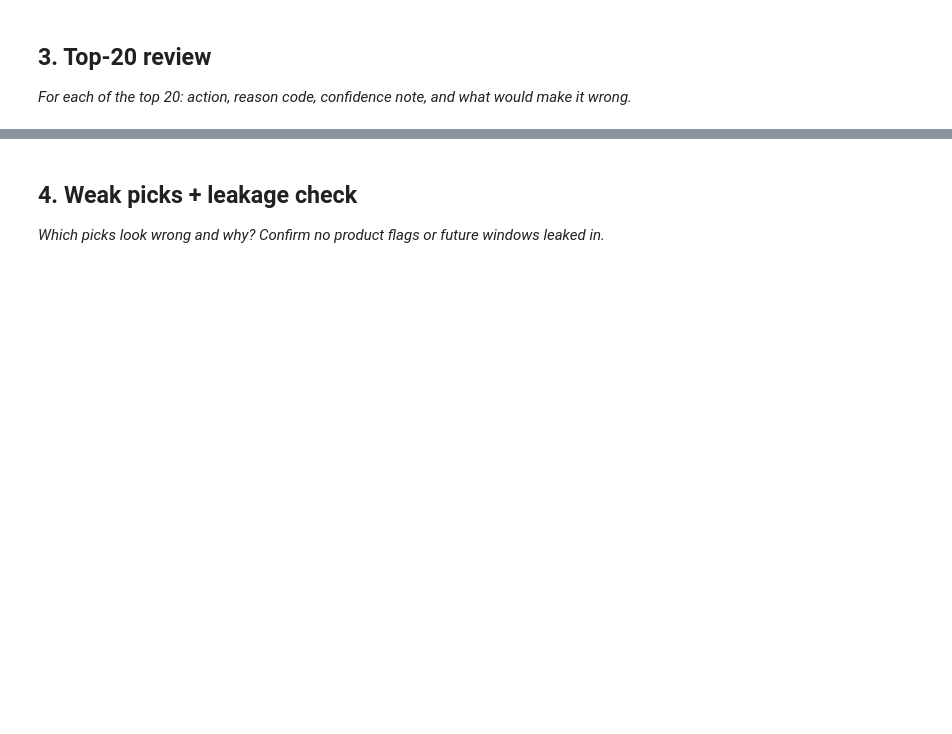
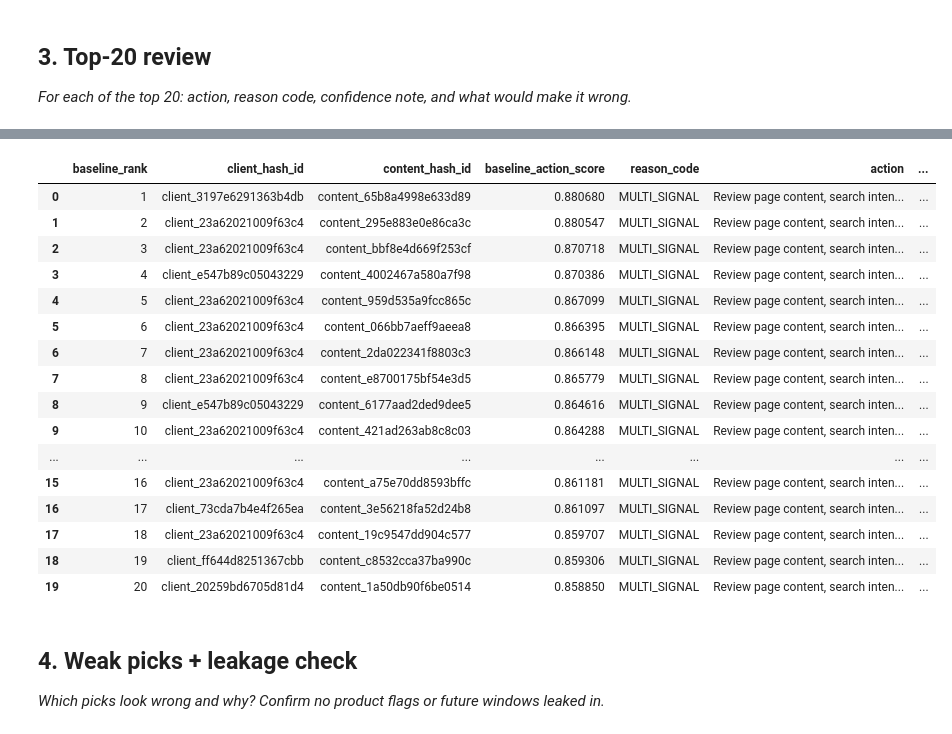
Before and after one commit to tayyba6/ML_Internship, a Jupyter notebook: work/notebooks/w04_baseline_score.ipynb, the cells around one changed output, grey strips where cells are left out. Cells and saved outputs as stored; diff of their text form; code cells hidden in the pictures; blank space fills up the shorter version.

```diff
--- a/work/notebooks/w04_baseline_score.ipynb
+++ b/work/notebooks/w04_baseline_score.ipynb
@@ -146,3 +323,95 @@ Feature frame shape: (176738, 7)
+# %%
+# ML-07 — Section 3: Top-20 review
+
+top20 = ranked.head(20).copy()
+
+def confidence_note(row):
+    signal_count = sum([
+        row["HIGH_EXPOSURE"],
+        row["LOW_CTR_OPPORTUNITY"],
+        row["WEAK_POSITION"]
+    ])
+
+    if signal_count == 3:
+        return "Higher review priority because all three signals agree; still directional, not causal."
+    elif signal_count == 2:
+        return "Moderate review confidence because two signals agree; outcome is not guaranteed."
+    elif signal_count == 1:
+        return "Lower review confidence because one signal mainly drives the priority."
+    else:
+        return "Low confidence; score is driven by relative ranking without a strong reason-code flag."
+
+def what_would_make_it_wrong(row):
+    reasons = []
+
+    if row["HIGH_EXPOSURE"]:
+        reasons.append(
+            "High impressions may come from queries where the page is already appropriate."
+        )
+
+    if row["LOW_CTR_OPPORTUNITY"]:
+        reasons.append(
+            "Low CTR may be explained by SERP features, query intent, or the type of search."
+        )
+
+    if row["WEAK_POSITION"]:
+        reasons.append(
+            "Average position is an aggregate and may hide differences across queries."
+        )
+
+    if not reasons:
+        reasons.append(
+            "The relative score may not reflect a real content opportunity."
+        )
+
+    return " ".join(reasons)
+
+top20["action"] = (
+    "Review page content, search intent, and SERP presentation before making changes."
+)
+
+top20["confidence_note"] = top20.apply(
+    confidence_note,
+    axis=1
+)
+
+top20["what_would_make_it_wrong"] = top20.apply(
+    what_would_make_it_wrong,
+    axis=1
+)
+
+top20_review = top20[
+    [
+        "baseline_rank",
+        "client_hash_id",
+        "content_hash_id",
+        "baseline_action_score",
+        "reason_code",
+        "action",
+        "confidence_note",
+        "what_would_make_it_wrong"
+    ]
+].copy()
+
+display(top20_review)
+# %% [output]
+|  | baseline_rank | client_hash_id | content_hash_id | baseline_action_score | reason_code | action | ... |
+| 0 | 1 | client_3197e6291363b4db | content_65b8a4998e633d89 | 0.880680 | MULTI_SIGNAL | Review page content, search inten... | ... |
+| 1 | 2 | client_23a62021009f63c4 | content_295e883e0e86ca3c | 0.880547 | MULTI_SIGNAL | Review page content, search inten... | ... |
+| 2 | 3 | client_23a62021009f63c4 | content_bbf8e4d669f253cf | 0.870718 | MULTI_SIGNAL | Review page content, search inten... | ... |
+| 3 | 4 | client_e547b89c05043229 | content_4002467a580a7f98 | 0.870386 | MULTI_SIGNAL | Review page content, search inten... | ... |
+| 4 | 5 | client_23a62021009f63c4 | content_959d535a9fcc865c | 0.867099 | MULTI_SIGNAL | Review page content, search inten... | ... |
+| 5 | 6 | client_23a62021009f63c4 | content_066bb7aeff9aeea8 | 0.866395 | MULTI_SIGNAL | Review page content, search inten... | ... |
+| 6 | 7 | client_23a62021009f63c4 | content_2da022341f8803c3 | 0.866148 | MULTI_SIGNAL | Review page content, search inten... | ... |
+| 7 | 8 | client_23a62021009f63c4 | content_e8700175bf54e3d5 | 0.865779 | MULTI_SIGNAL | Review page content, search inten... | ... |
+| 8 | 9 | client_e547b89c05043229 | content_6177aad2ded9dee5 | 0.864616 | MULTI_SIGNAL | Review page content, search inten... | ... |
+| 9 | 10 | client_23a62021009f63c4 | content_421ad263ab8c8c03 | 0.864288 | MULTI_SIGNAL | Review page content, search inten... | ... |
+| ... | ... | ... | ... | ... | ... | ... | ... |
+| 15 | 16 | client_23a62021009f63c4 | content_a75e70dd8593bffc | 0.861181 | MULTI_SIGNAL | Review page content, search inten... | ... |
+| 16 | 17 | client_73cda7b4e4f265ea | content_3e56218fa52d24b8 | 0.861097 | MULTI_SIGNAL | Review page content, search inten... | ... |
+| 17 | 18 | client_23a62021009f63c4 | content_19c9547dd904c577 | 0.859707 | MULTI_SIGNAL | Review page content, search inten... | ... |
+| 18 | 19 | client_ff644d8251367cbb | content_c8532cca37ba990c | 0.859306 | MULTI_SIGNAL | Review page content, search inten... | ... |
+| 19 | 20 | client_20259bd6705d81d4 | content_1a50db90f6be0514 | 0.858850 | MULTI_SIGNAL | Review page content, search inten... | ... |
 # %% [markdown]
 ## 4. Weak picks + leakage check
 
```
Also changed, not shown: parts of 8 cells of this notebook.
